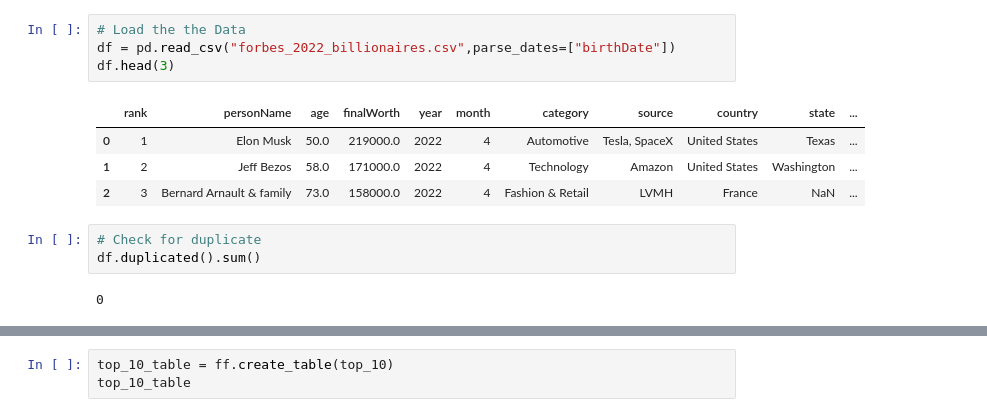
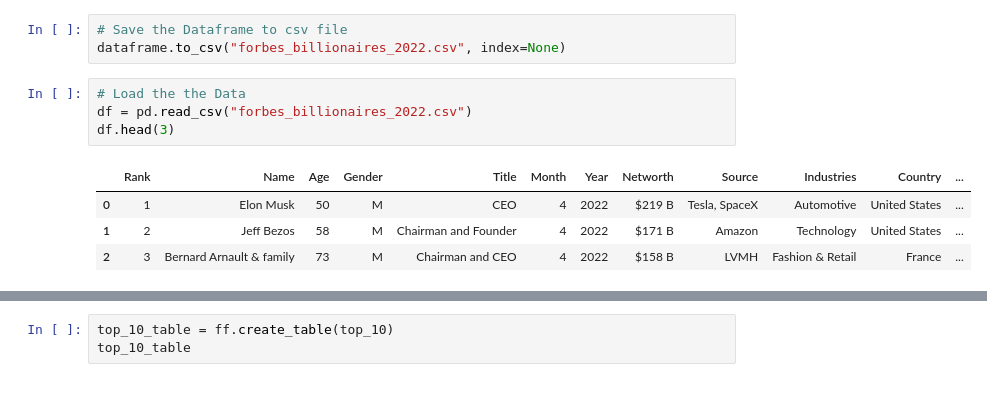
Before and after one commit to regan-mu/2022-forbes-billionaires-Analysis, a Jupyter notebook: Forbes 2022 Billionaire List EDA.ipynb, the cells around one changed output, grey strips where cells are left out. Drawn from its saved outputs; the diff is of its cells as text.

Commit message:
Change data Source

```diff
--- a/Forbes 2022 Billionaire List EDA.ipynb
+++ b/Forbes 2022 Billionaire List EDA.ipynb
@@ -16,14 +114,12 @@ pd.options.display.max_columns = 22
+# %%
+# Save the Dataframe to csv file
+dataframe.to_csv("forbes_billionaires_2022.csv", index=None)
 # %%
 # Load the the Data
-df = pd.read_csv("forbes_2022_billionaires.csv",parse_dates=["birthDate"])
+df = pd.read_csv("forbes_billionaires_2022.csv")
 df.head(3)
 # %% [output]
-|  | rank | personName | age | finalWorth | year | month | category | source | country | state | ... |
-| 0 | 1 | Elon Musk | 50.0 | 219000.0 | 2022 | 4 | Automotive | Tesla, SpaceX | United States | Texas | ... |
-| 1 | 2 | Jeff Bezos | 58.0 | 171000.0 | 2022 | 4 | Technology | Amazon | United States | Washington | ... |
-| 2 | 3 | Bernard Arnault & family | 73.0 | 158000.0 | 2022 | 4 | Fashion & Retail | LVMH | France | NaN | ... |
+|  | Rank | Name | Age | Gender | Title | Month | Year | Networth | Source | Industries | Country | ... |
+| 0 | 1 | Elon Musk | 50 | M | CEO | 4 | 2022 | $219 B | Tesla, SpaceX | Automotive | United States | ... |
+| 1 | 2 | Jeff Bezos | 58 | M | Chairman and Founder | 4 | 2022 | $171 B | Amazon | Technology | United States | ... |
+| 2 | 3 | Bernard Arnault & family | 73 | M | Chairman and CEO | 4 | 2022 | $158 B | LVMH | Fashion & Retail | France | ... |
-# %%
-# Check for duplicate
-df.duplicated().sum()
-# %% [output]
-0
```
Also changed, not shown: parts of 50 cells of this notebook, 2 other files.
